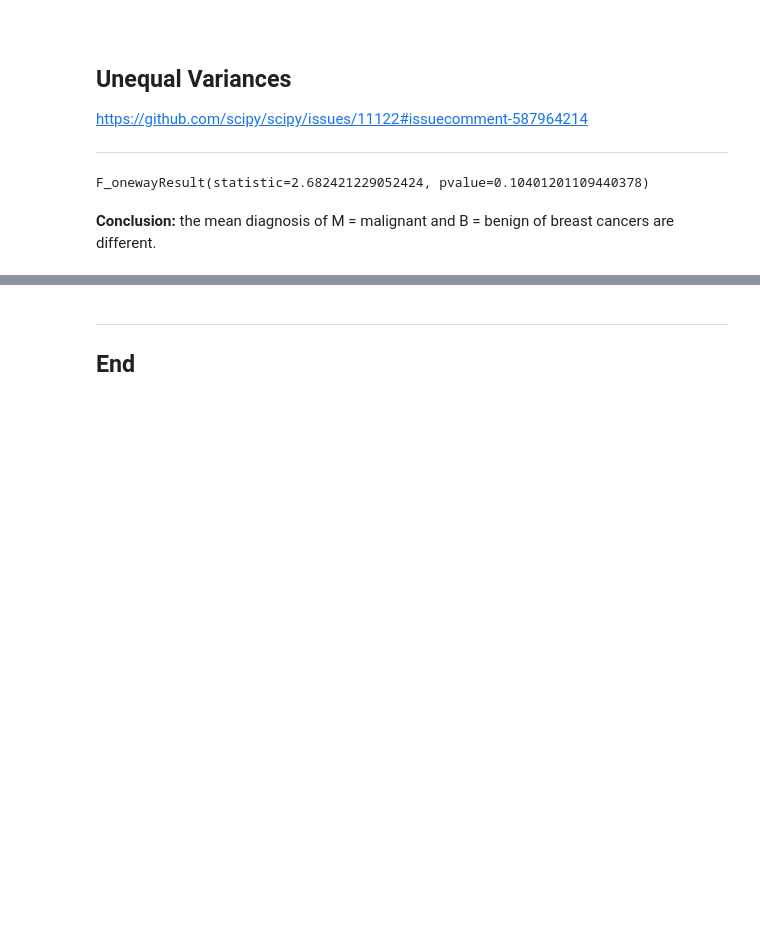
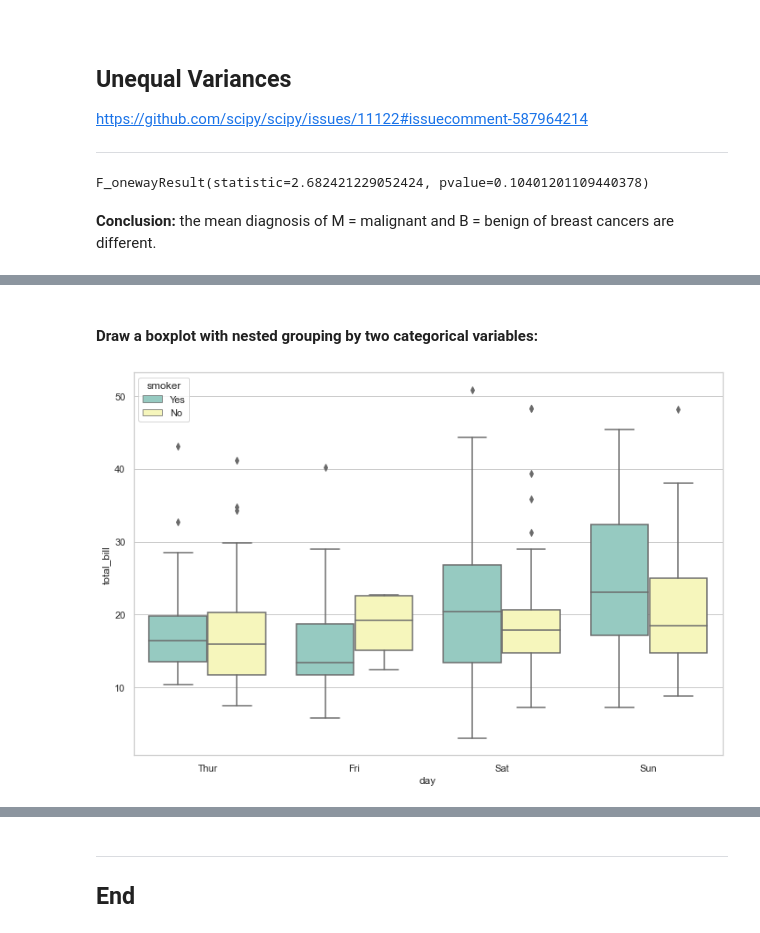
Before and after one commit to Samjean2020/machine-learning-and-statistics-project-winter-21-22, a Jupyter notebook: scipy-stats.ipynb, the cells around one changed output, grey strips where cells are left out. Cells and saved outputs as stored; diff of their text form; code cells hidden in the pictures; blank space fills up the shorter version.

```diff
--- a/scipy-stats.ipynb
+++ b/scipy-stats.ipynb
@@ -572,0 +611,7 @@ F_onewayResult(statistic=2.682421229052424, pvalue=0.10401201109440378)
+# %% [markdown]
+#### Draw a boxplot with nested grouping by two categorical variables:
+# %%
+ax = sns.boxplot(x="day", y="total_bill", hue="smoker",
+                 data=tips, palette="Set3")
+# %% [output]
+[figure, added]
```
Also changed, not shown: parts of 24 cells of this notebook.
